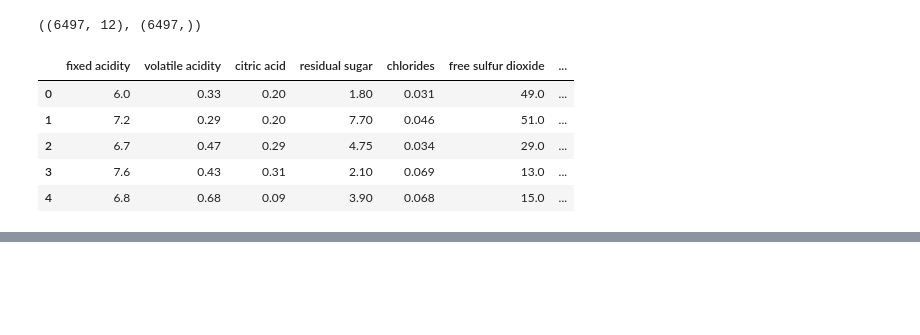
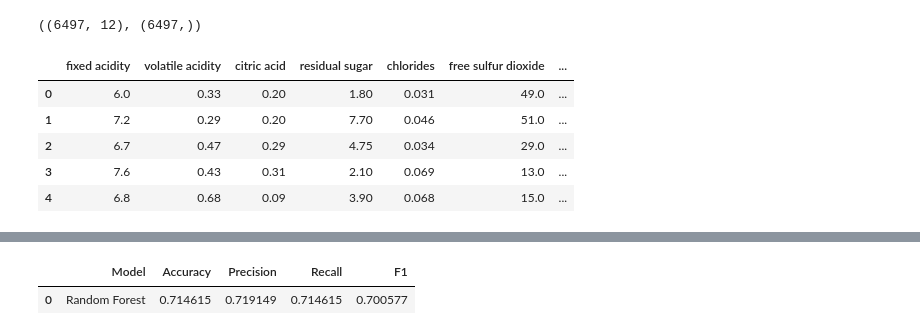
Before and after one commit to jiangyue-amber/CS178_Project, a Jupyter notebook: random_forest.ipynb, the cells around one changed output, grey strips where cells are left out. Cells and saved outputs as stored; diff of their text form; code cells hidden in the pictures; blank space fills up the shorter version.

```diff
--- a/random_forest.ipynb
+++ b/random_forest.ipynb
@@ -55,0 +129,3 @@ X_train, X_val, y_train, y_val = train_test_split(
+# %%
+best_params = results_df.iloc[0]
+best_params
@@ -55,0 +142,25 @@ X_train, X_val, y_train, y_val = train_test_split(
+# %%
+best_rf = RandomForestClassifier(
+    n_estimators=int(best_params["n_estimators"]),
+    max_depth=None if pd.isna(best_params["max_depth"]) else int(best_params["max_depth"]),
+    min_samples_split=int(best_params["min_samples_split"]),
+    min_samples_leaf=int(best_params["min_samples_leaf"]),
+    random_state=1234,
+    n_jobs=-1
+)
+
+best_rf.fit(X_train_full, y_train_full)
+y_test_pred = best_rf.predict(X_test)
+
+test_accuracy = accuracy_score(y_test, y_test_pred)
+test_precision = precision_score(y_test, y_test_pred, average="weighted", zero_division=0)
+test_recall = recall_score(y_test, y_test_pred, average="weighted", zero_division=0)
+test_f1 = f1_score(y_test, y_test_pred, average="weighted", zero_division=0)
+
+print("Best Parameters:")
+print(best_params)
+print("\nTest Results:")
+print("Accuracy:", test_accuracy)
+print("Precision:", test_precision)
+print("Recall:", test_recall)
+print("F1:", test_f1)
@@ -55,0 +184,15 @@ X_train, X_val, y_train, y_val = train_test_split(
+# %%
+rf_test_results = pd.DataFrame([
+    {
+        "Model": "Random Forest",
+        "Accuracy": test_accuracy,
+        "Precision": test_precision,
+        "Recall": test_recall,
+        "F1": test_f1
+    }
+])
+
+rf_test_results
+# %% [output]
+|  | Model | Accuracy | Precision | Recall | F1 |
+| 0 | Random Forest | 0.714615 | 0.719149 | 0.714615 | 0.700577 |
```
Also changed, not shown: parts of 5 cells of this notebook.
